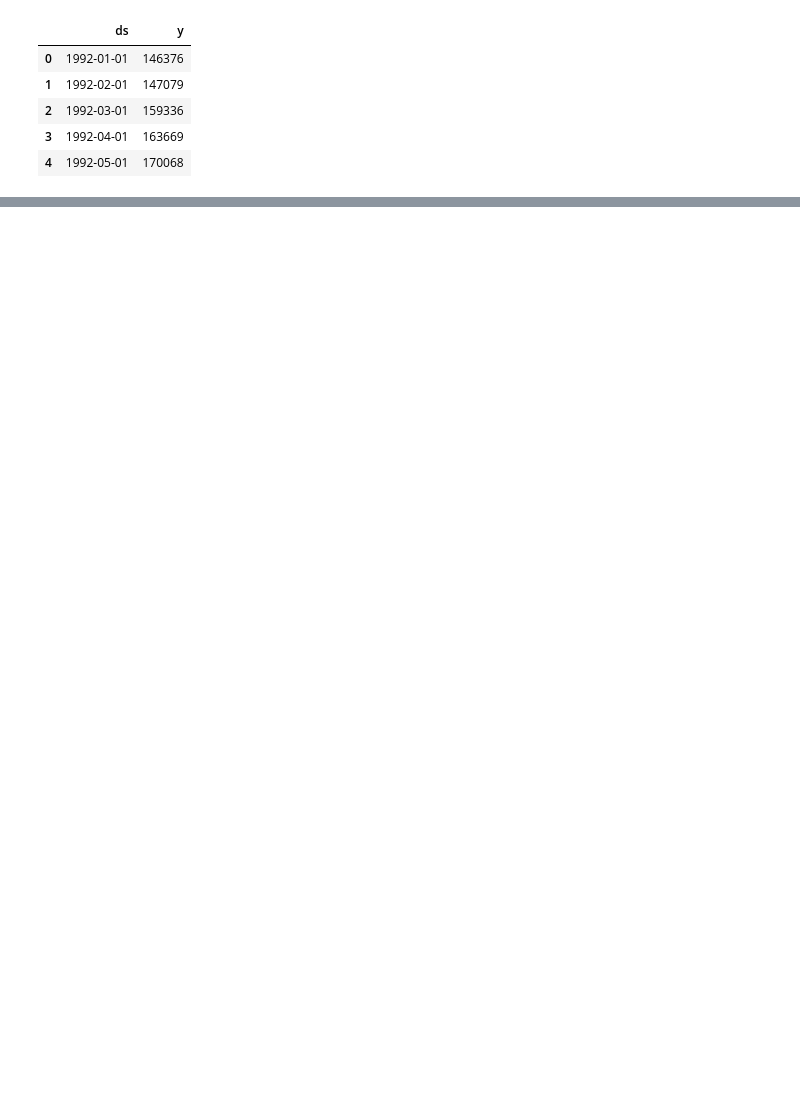
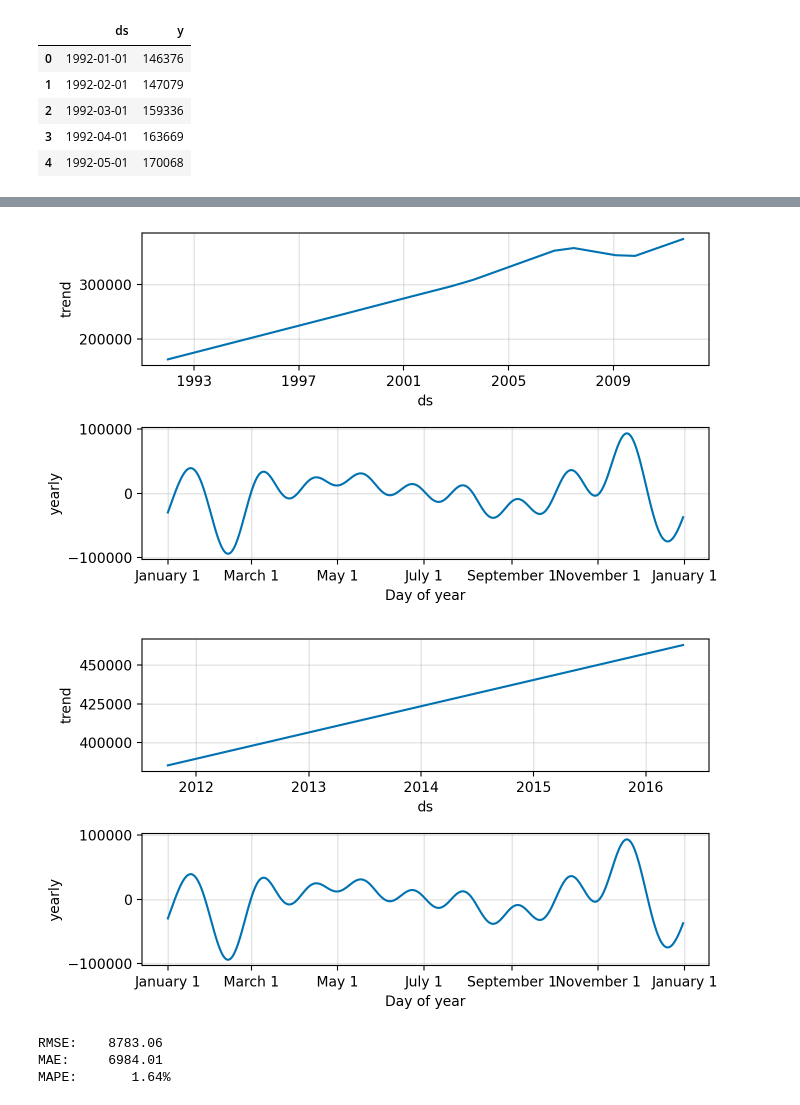
Before and after one commit to WeinbergMalte/timeseries-forecasting-workshop, a Jupyter notebook: notebooks/06-untitled.ipynb, the cells around one changed output, grey strips where cells are left out. Cells and saved outputs as stored; diff of their text form; code cells hidden in the pictures; blank space fills up the shorter version.

```diff
--- a/notebooks/06-untitled.ipynb
+++ b/notebooks/06-untitled.ipynb
@@ -278,0 +237,13 @@ Ellipsis
+# %%
+# We can look at the resulting components of the model:
+_ = m.plot_components(in_sample, figsize=(7,4))
+_ = m.plot_components(forecast, figsize=(7,4))
+# %% [output]
+[figure, added]
+[figure, added]
+# %%
+print_metrics(df_test["y"], forecast["yhat"])
+# %% [output]
+RMSE:    8783.06
+MAE:     6984.01
+MAPE:       1.64%
```
Also changed, not shown: parts of 19 cells of this notebook.
